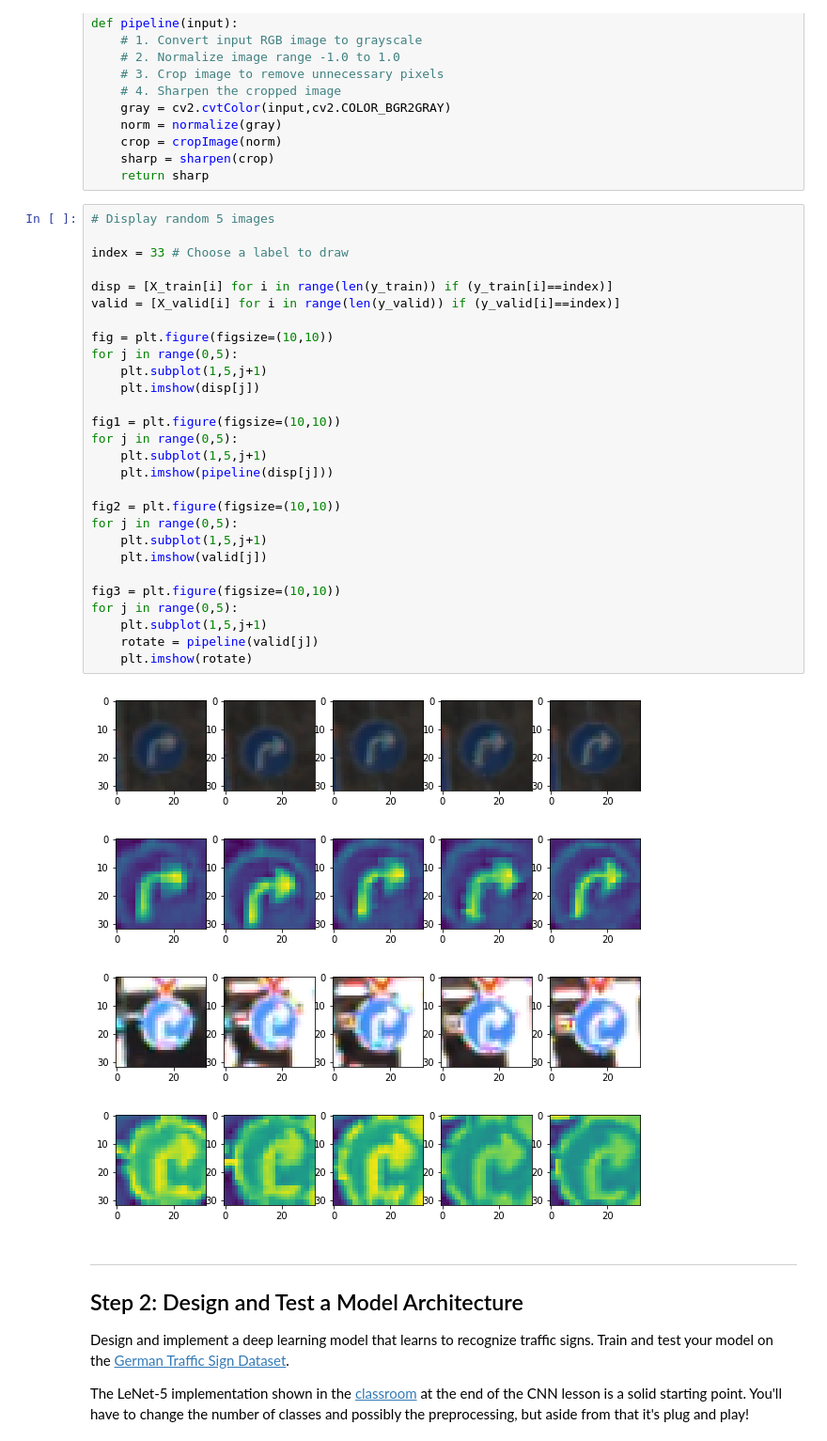
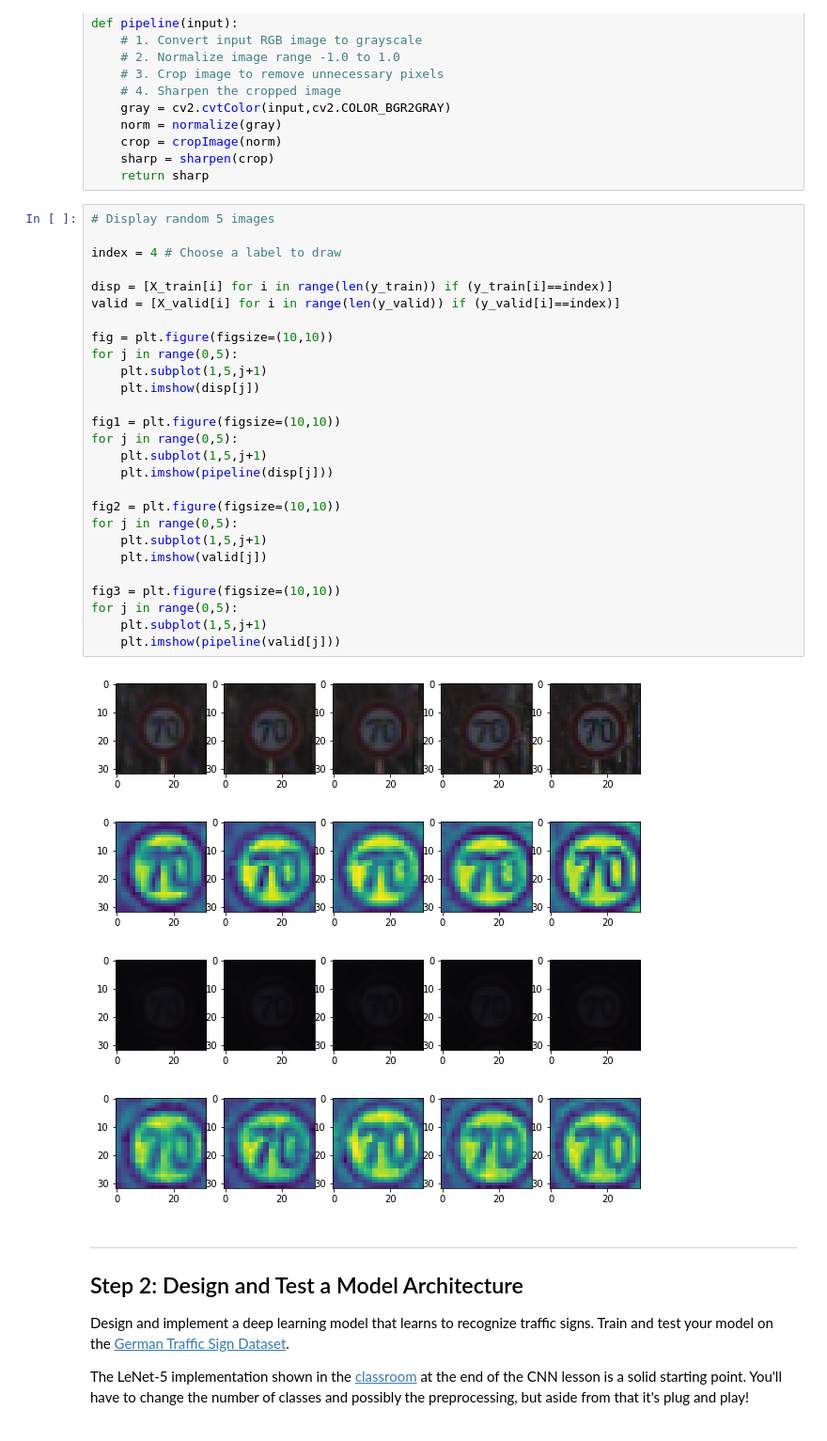
Before and after one commit to CHUCK-P/Traffic_Sign_Classifier, a Jupyter notebook: Traffic_Sign_Classifier.ipynb, the cells around one changed output. Shown at 94% size. Saved outputs shown, nothing was run; the diff lists cells and outputs as text.

```diff
--- a/Traffic_Sign_Classifier.ipynb
+++ b/Traffic_Sign_Classifier.ipynb
@@ -168,36 +168,35 @@ def pipeline(input):
 # %%
 # Display random 5 images
 
-index = 33 # Choose a label to draw
+index = 4 # Choose a label to draw
 
 disp = [X_train[i] for i in range(len(y_train)) if (y_train[i]==index)]
 valid = [X_valid[i] for i in range(len(y_valid)) if (y_valid[i]==index)]
 
 fig = plt.figure(figsize=(10,10))
 for j in range(0,5):
     plt.subplot(1,5,j+1)
     plt.imshow(disp[j])
 
 fig1 = plt.figure(figsize=(10,10))
 for j in range(0,5):
     plt.subplot(1,5,j+1)
     plt.imshow(pipeline(disp[j]))
 
 fig2 = plt.figure(figsize=(10,10))
 for j in range(0,5):
     plt.subplot(1,5,j+1)
     plt.imshow(valid[j])
 
 fig3 = plt.figure(figsize=(10,10))
 for j in range(0,5):
     plt.subplot(1,5,j+1)
-    rotate = pipeline(valid[j])
-    plt.imshow(rotate)
+    plt.imshow(pipeline(valid[j]))
 # %% [output]
-[figure, old version]
+[figure, new version]
-[figure, old version]
+[figure, new version]
-[figure, old version]
+[figure, new version]
-[figure, old version]
+[figure, new version]
 # %% [markdown]
 ----
 
```
Also changed, not shown: parts of 11 cells of this notebook, 3 other files.
